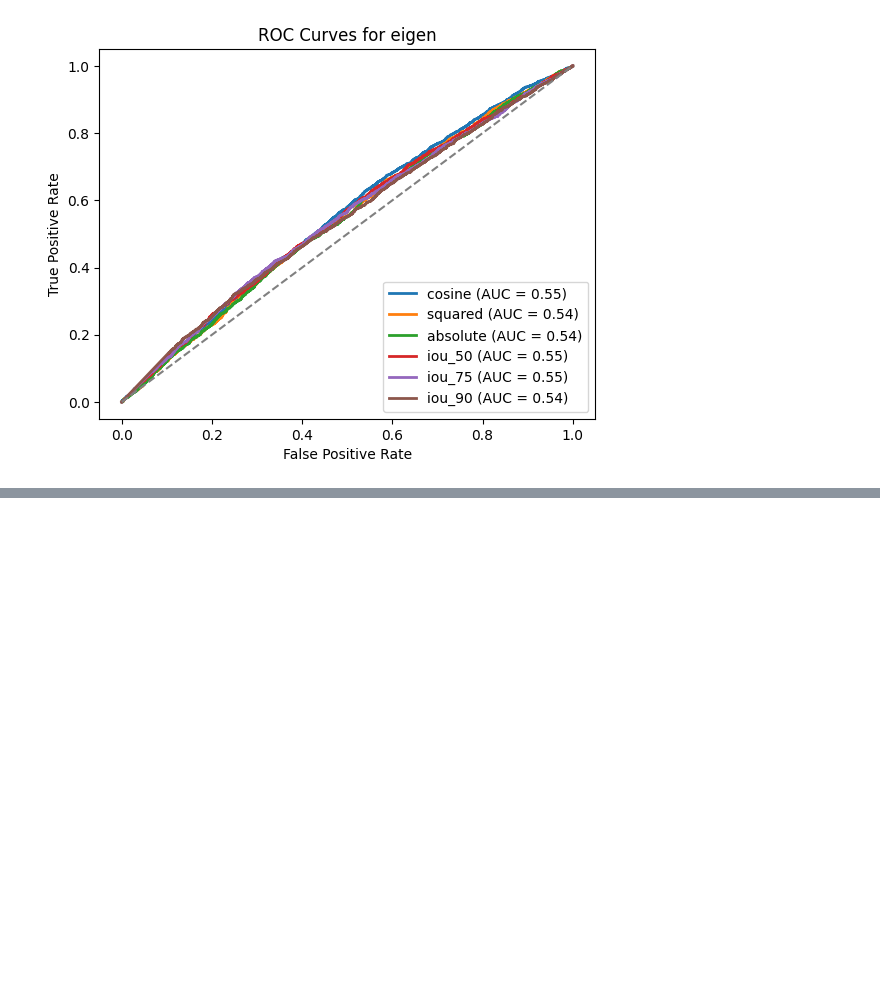
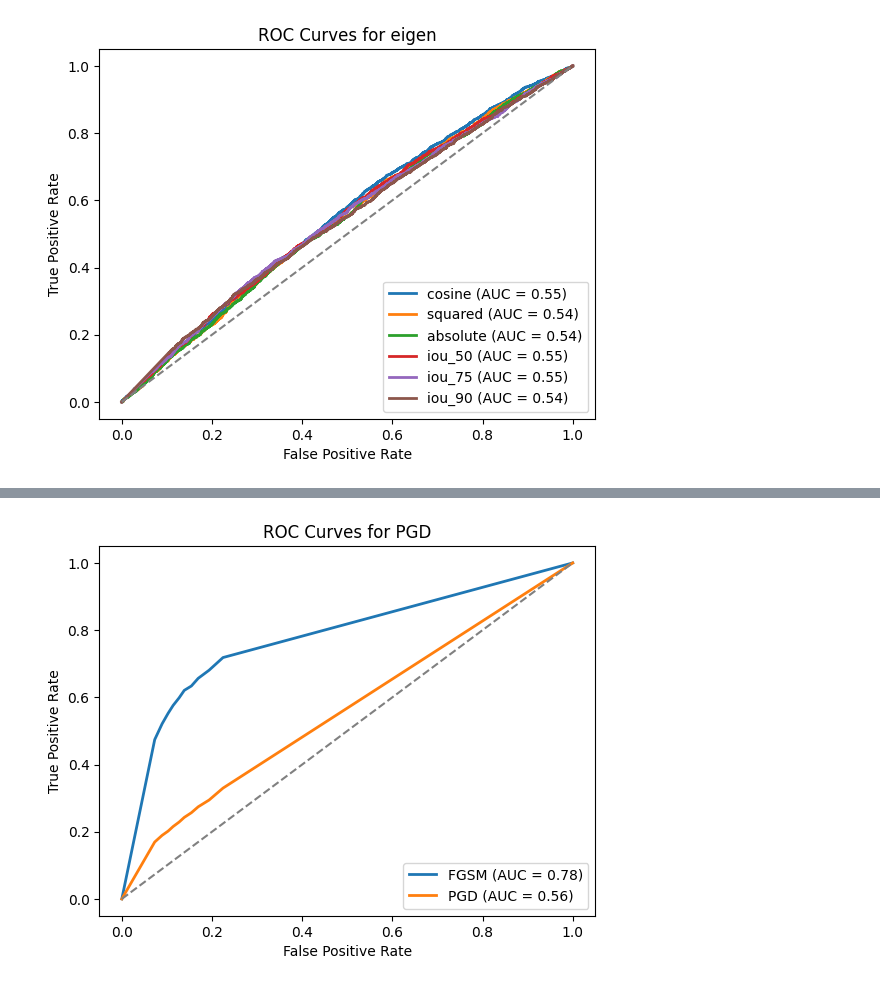
Before and after one commit to borszumirko/txai_final_project, a Jupyter notebook: plotting.ipynb, the cells around one changed output, grey strips where cells are left out. Saved outputs shown, nothing was run; the diff lists cells and outputs as text; code cells hidden in the pictures; blank space fills up the shorter version.

```diff
--- a/plotting.ipynb
+++ b/plotting.ipynb
@@ -160,0 +188,32 @@ for saliency_method in config["saliency_map"]:
+# %%
+for attack in ["FGSM", "PGD"]:
+    orig = results_dict[attack]["orig"]
+    adv = results_dict[attack]["adv"]
+
+
+
+    y_true = np.array([0] * len(orig) + [1] * len(adv))
+
+    # Concatenate the scores (distance values)
+    y_scores = np.array(orig + adv)
+
+    # Compute ROC curve and AUC
+    fpr, tpr, _ = roc_curve(y_true, y_scores)
+    roc_auc = auc(fpr, tpr)
+
+    # Plot ROC curve for each distance metric
+    plt.plot(fpr, tpr, lw=2, label=f"{attack} (AUC = {roc_auc:.2f})")
+
+# Plot the diagonal line for reference (random classifier)
+plt.plot([0, 1], [0, 1], color="gray", linestyle="--")
+
+# Customize the plot
+plt.xlabel("False Positive Rate")
+plt.ylabel("True Positive Rate")
+plt.title(f"ROC Curves for {attack}")
+plt.legend(loc="lower right")
+
+# Show the plot
+plt.show()
+# %% [output]
+[figure, added]
```
Also changed, not shown: parts of 1 cell of this notebook, 44 other files.
